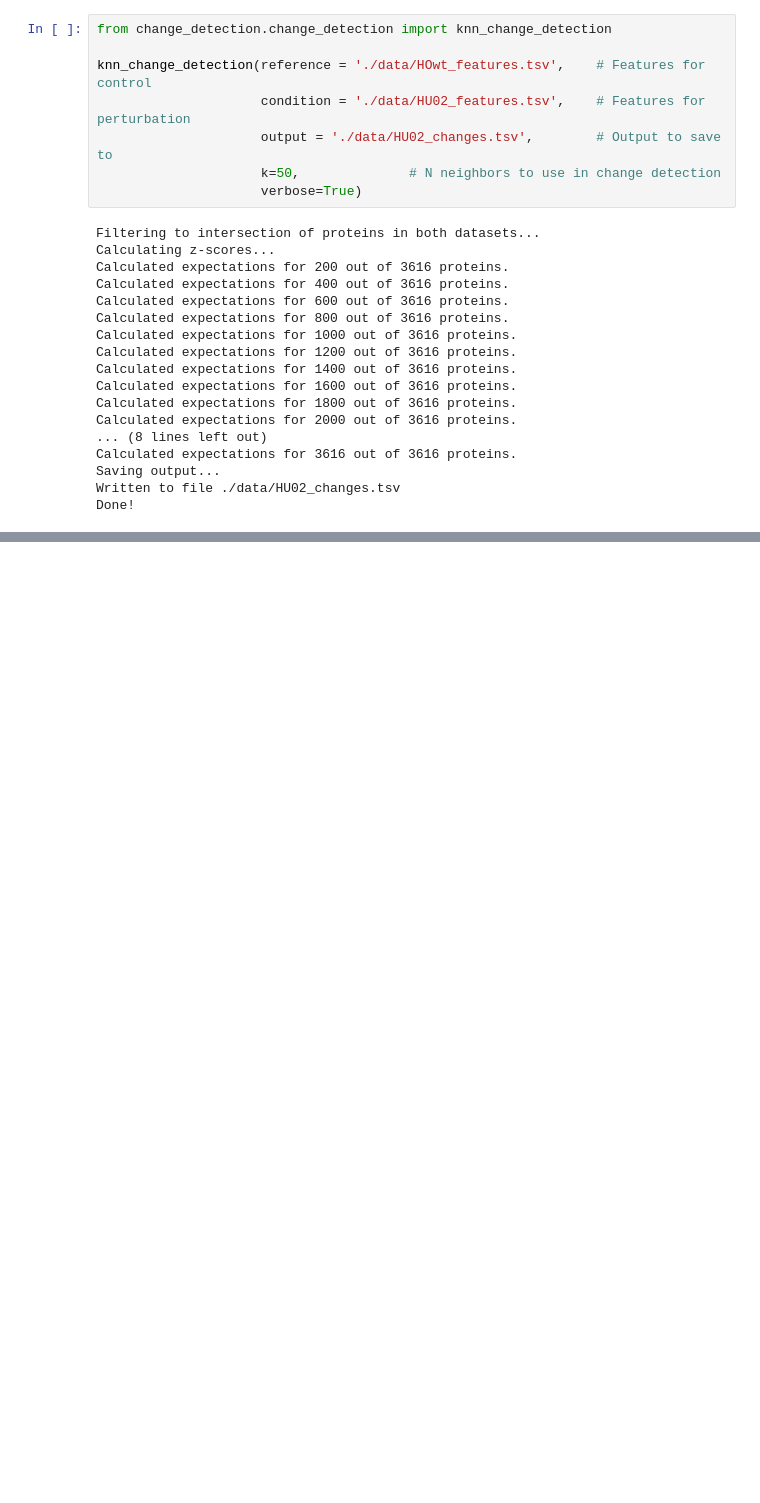
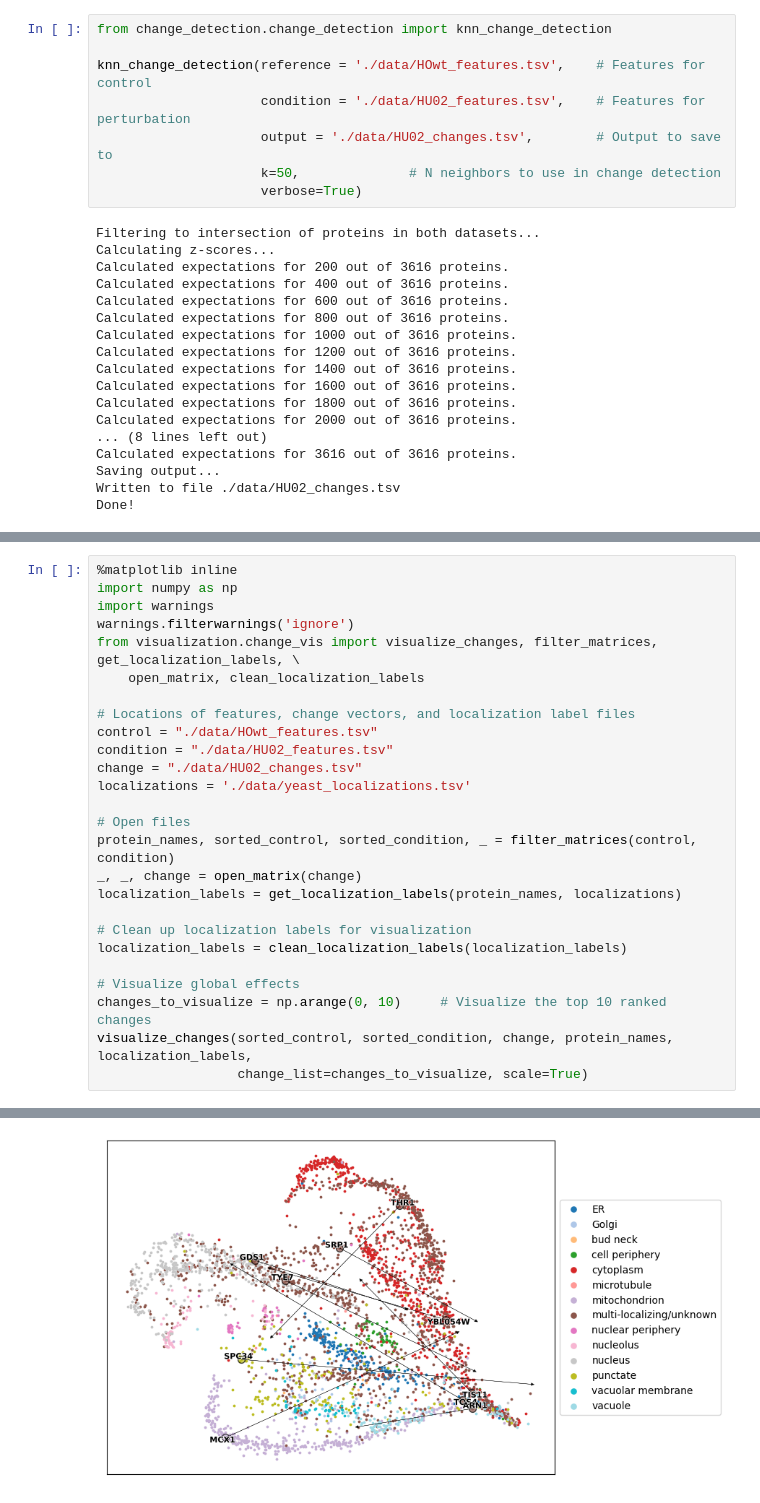
Before and after one commit to alexxijielu/change_detection_book_chapter, a Jupyter notebook: change_detection.ipynb, the cells around one changed output, grey strips where cells are left out. Drawn from its saved outputs; the diff is of its cells as text; blank space fills up the shorter version.

```diff
--- a/change_detection.ipynb
+++ b/change_detection.ipynb
@@ -408,0 +451,27 @@ Done!
+# %%
+%matplotlib inline
+import numpy as np
+import warnings
+warnings.filterwarnings('ignore')
+from visualization.change_vis import visualize_changes, filter_matrices, get_localization_labels, \
+    open_matrix, clean_localization_labels
+
+# Locations of features, change vectors, and localization label files
+control = "./data/HOwt_features.tsv"
+condition = "./data/HU02_features.tsv"
+change = "./data/HU02_changes.tsv"
+localizations = './data/yeast_localizations.tsv'
+
+# Open files
+protein_names, sorted_control, sorted_condition, _ = filter_matrices(control, condition)
+_, _, change = open_matrix(change)
+localization_labels = get_localization_labels(protein_names, localizations)
+
+# Clean up localization labels for visualization
+localization_labels = clean_localization_labels(localization_labels)
+
+# Visualize global effects
+changes_to_visualize = np.arange(0, 10)     # Visualize the top 10 ranked changes
+visualize_changes(sorted_control, sorted_condition, change, protein_names, localization_labels,
+                  change_list=changes_to_visualize, scale=True)
+# %% [output]
@@ -408,0 +488 @@ Done!
+[figure, added]
```
Also changed, not shown: parts of 10 cells of this notebook, 1 other file.
